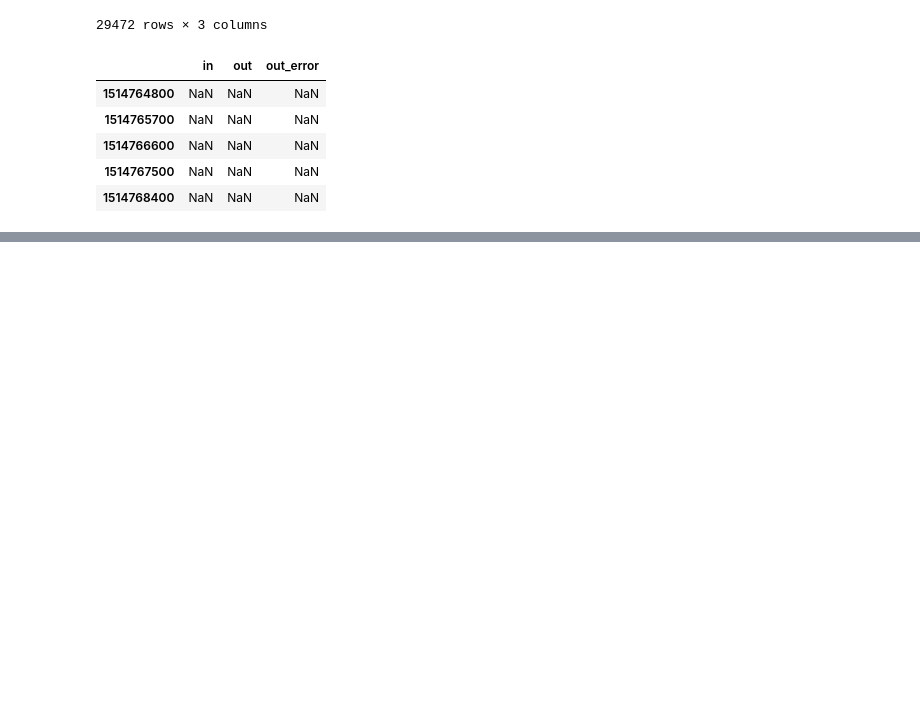
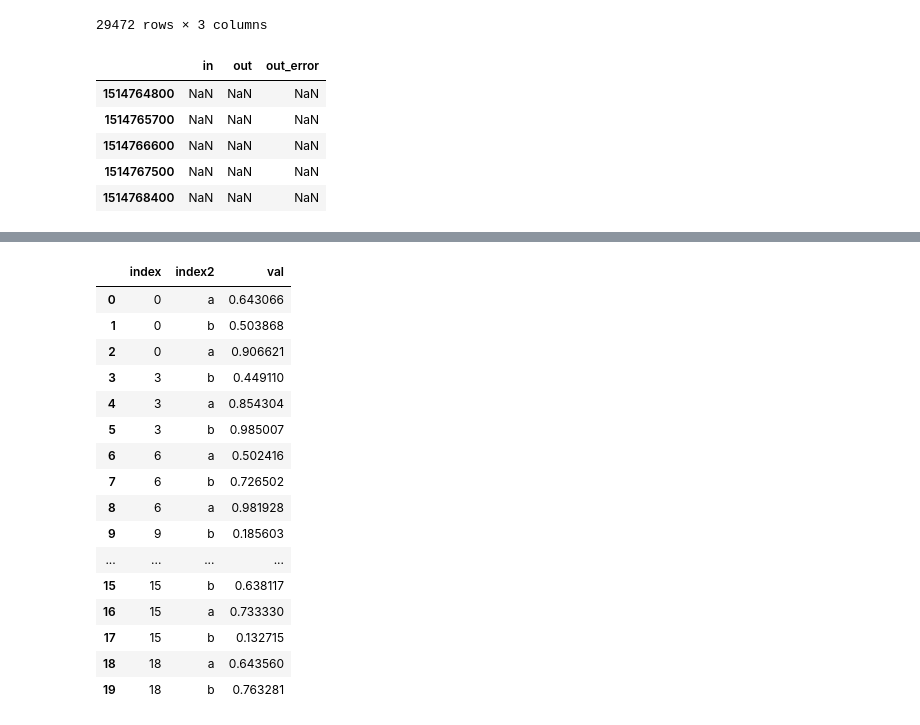
Before and after one commit to luckP/ProjetoInvestiga-pv2, a Jupyter notebook: Notebooks/DataAnalytics.ipynb, the cells around one changed output, grey strips where cells are left out. Saved outputs shown, nothing was run; the diff lists cells and outputs as text; code cells hidden in the pictures; blank space fills up the shorter version.

```diff
--- a/Notebooks/DataAnalytics.ipynb
+++ b/Notebooks/DataAnalytics.ipynb
@@ -179,3 +179,9 @@ square_list[1]
 | 1514766600 | NaN | NaN | NaN |
 | 1514767500 | NaN | NaN | NaN |
 | 1514768400 | NaN | NaN | NaN |
+# %%
+def func(val):
+    return int(val/3)*3
+# %%
+df2 = pd.DataFrame({ 'index': [i for i in range(20)],'index2': [('a' if i%2==0 else 'b') for i in range(20)] , 'val':[ random.random() for i in range(20)] })
+df2.head()
@@ -181,0 +195,21 @@ square_list[1]
+# %%
+df2['index'] = df2['index'].apply(func)
+df2
+# %% [output]
+|  | index | index2 | val |
+| 0 | 0 | a | 0.643066 |
+| 1 | 0 | b | 0.503868 |
+| 2 | 0 | a | 0.906621 |
+| 3 | 3 | b | 0.449110 |
+| 4 | 3 | a | 0.854304 |
+| 5 | 3 | b | 0.985007 |
+| 6 | 6 | a | 0.502416 |
+| 7 | 6 | b | 0.726502 |
+| 8 | 6 | a | 0.981928 |
+| 9 | 9 | b | 0.185603 |
+| ... | ... | ... | ... |
+| 15 | 15 | b | 0.638117 |
+| 16 | 15 | a | 0.733330 |
+| 17 | 15 | b | 0.132715 |
+| 18 | 18 | a | 0.643560 |
+| 19 | 18 | b | 0.763281 |
```
Also changed, not shown: parts of 4 cells of this notebook, 45 other files.
